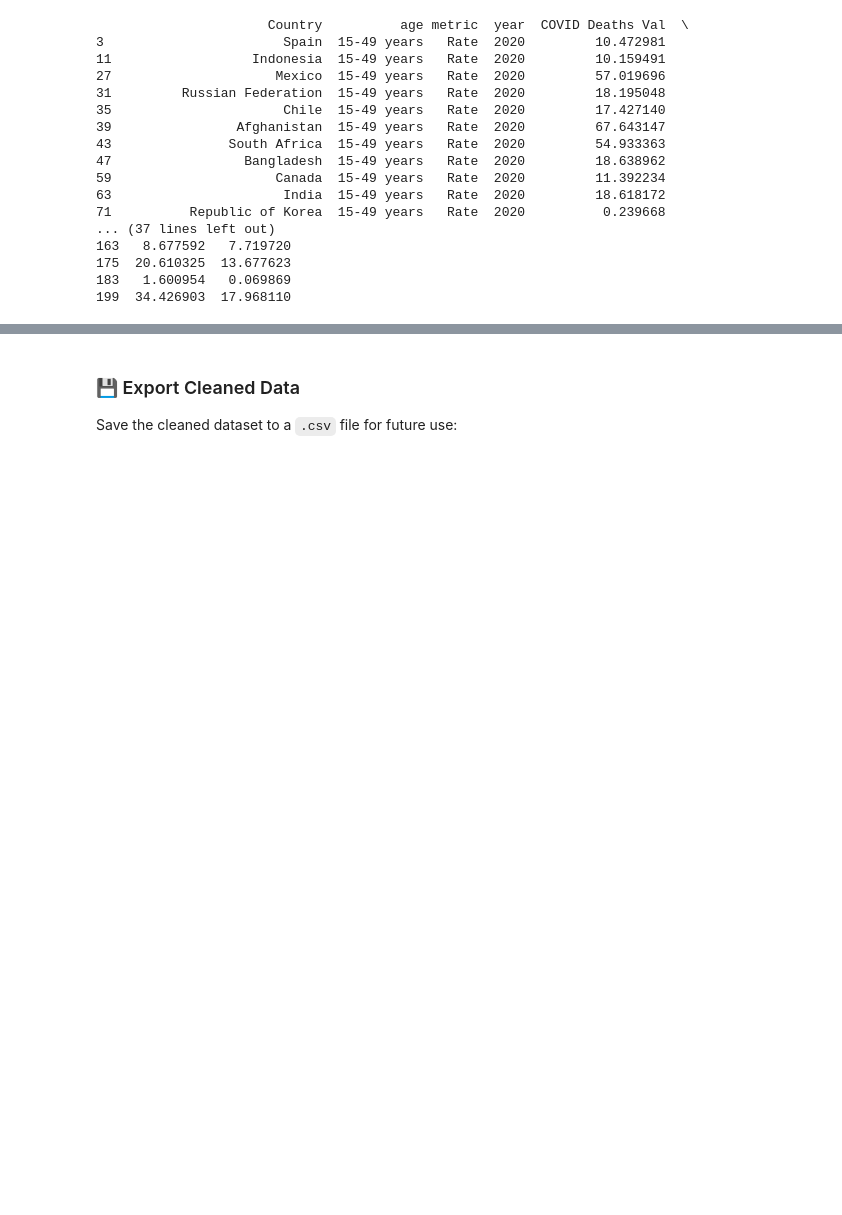
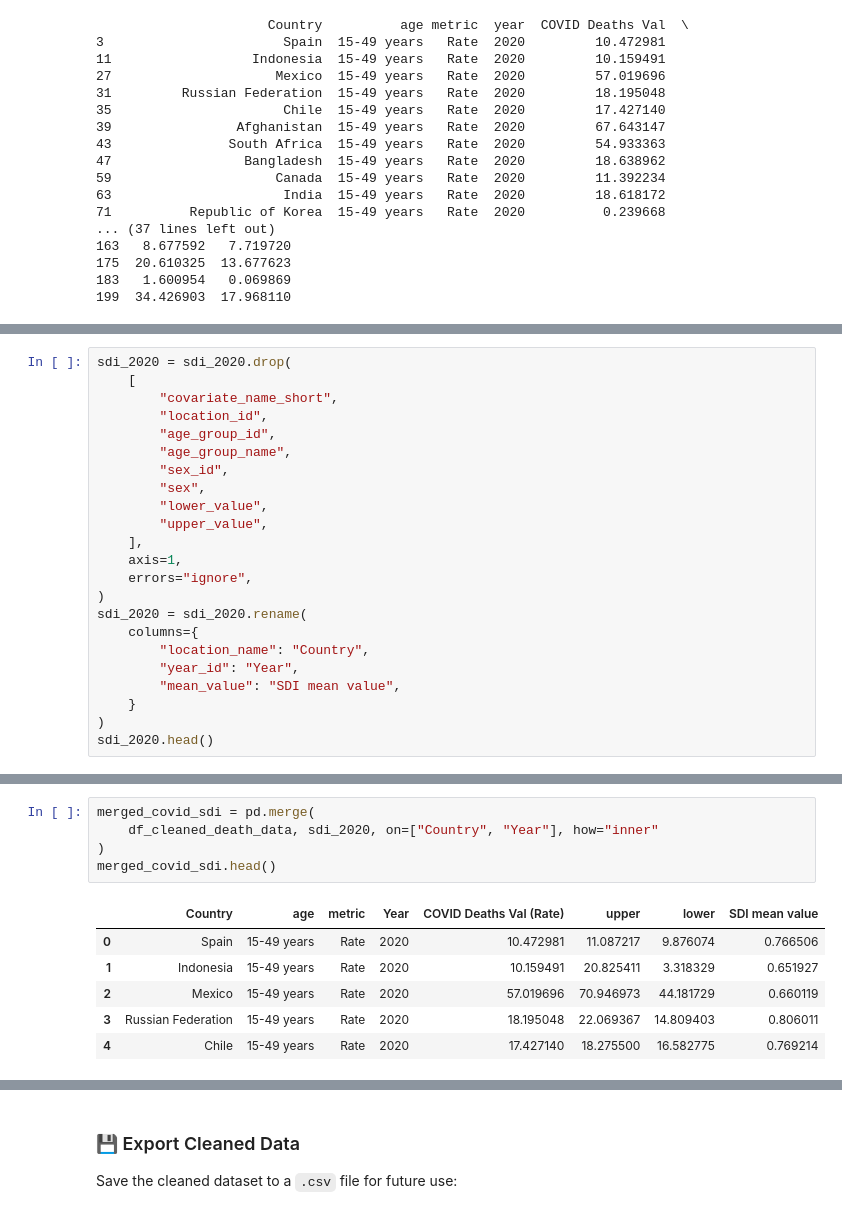
Before and after one commit to ibrahim-sisar/ET6-CDSP-group-09-repo, a Jupyter notebook: 2_data_preparation/covid_death_data_cleaning.ipynb, the cells around one changed output, grey strips where cells are left out. Saved outputs shown, nothing was run; the diff lists cells and outputs as text; blank space fills up the shorter version.

```diff
--- a/2_data_preparation/covid_death_data_cleaning.ipynb
+++ b/2_data_preparation/covid_death_data_cleaning.ipynb
@@ -213,0 +238,23 @@ df_cleaned_death_data.reset_index(drop=True)
+# %%
+sdi_2020 = sdi_2020.drop(
+    [
+        "covariate_name_short",
+        "location_id",
+        "age_group_id",
+        "age_group_name",
+        "sex_id",
+        "sex",
+        "lower_value",
+        "upper_value",
+    ],
+    axis=1,
+    errors="ignore",
+)
+sdi_2020 = sdi_2020.rename(
+    columns={
+        "location_name": "Country",
+        "year_id": "Year",
+        "mean_value": "SDI mean value",
+    }
+)
+sdi_2020.head()
@@ -213,0 +280,12 @@ df_cleaned_death_data.reset_index(drop=True)
+# %%
+merged_covid_sdi = pd.merge(
+    df_cleaned_death_data, sdi_2020, on=["Country", "Year"], how="inner"
+)
+merged_covid_sdi.head()
+# %% [output]
+|  | Country | age | metric | Year | COVID Deaths Val (Rate) | upper | lower | SDI mean value |
+| 0 | Spain | 15-49 years | Rate | 2020 | 10.472981 | 11.087217 | 9.876074 | 0.766506 |
+| 1 | Indonesia | 15-49 years | Rate | 2020 | 10.159491 | 20.825411 | 3.318329 | 0.651927 |
+| 2 | Mexico | 15-49 years | Rate | 2020 | 57.019696 | 70.946973 | 44.181729 | 0.660119 |
+| 3 | Russian Federation | 15-49 years | Rate | 2020 | 18.195048 | 22.069367 | 14.809403 | 0.806011 |
+| 4 | Chile | 15-49 years | Rate | 2020 | 17.427140 | 18.275500 | 16.582775 | 0.769214 |
```
Also changed, not shown: parts of 14 cells of this notebook, 2 other files.
